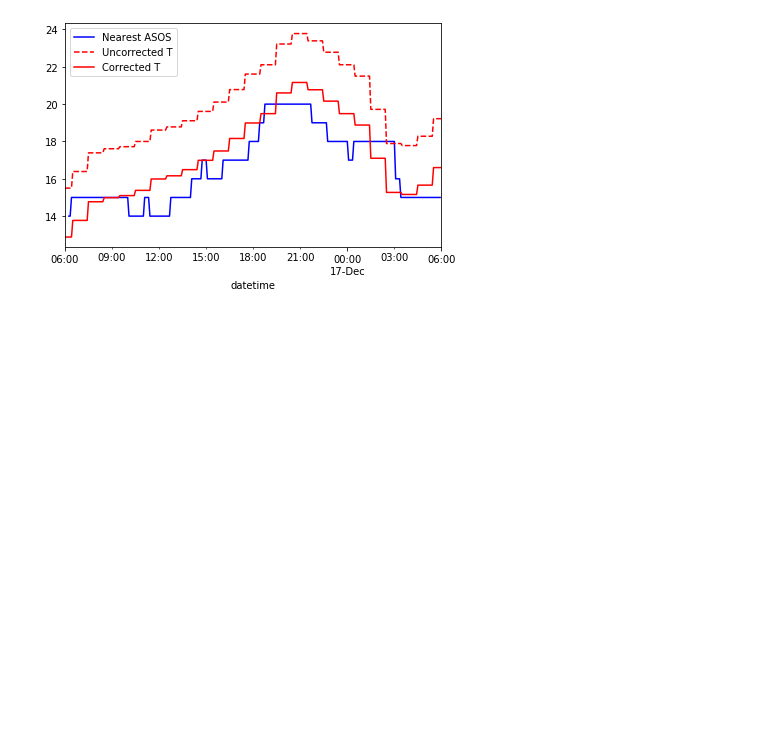
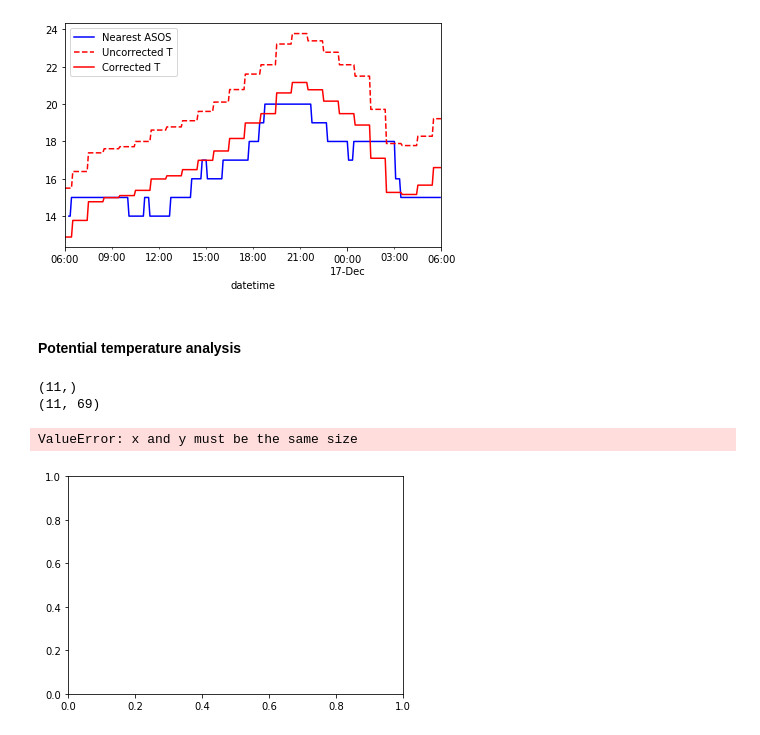
Before and after one commit to dm0096/mwest, a Jupyter notebook: cws_example.ipynb, the cells around one changed output. Drawn from its saved outputs; the diff is of its cells as text; code cells hidden in the pictures; blank space fills up the shorter version.

```diff
--- a/cws_example.ipynb
+++ b/cws_example.ipynb
@@ -208,3 +339,50 @@ plt.tight_layout()
 #plt.savefig('hodgesErrorCorrected.png', dpi=1000)
 # %% [output]
 [figure]
+# %% [markdown]
+#### Potential temperature analysis
+# %%
+#find thetas with hypsometric equation
+elevs = [s[0].elev for s in station]
+press = helpers.hypsometric(np.array(avgTemps), np.array(elevs))
+thetas = helpers.thetaCalc(np.array(avgTemps), press)
+
+#plot data
+plottingVar = thetas
+fig, ax = plt.subplots()
+print(np.array(elevs)[asosInd].shape)
+print(np.array(plottingVar)[asosInd].shape)
+ax.scatter(np.array(elevs)[asosInd], np.array(plottingVar)[asosInd], color='b', marker='*')
+ax.scatter(np.array(elevs)[cwopInd], np.array(plottingVar)[cwopInd], color='r', marker='^')
+ax.scatter(np.array(elevs)[otherInd], np.array(plottingVar)[otherInd], color='k', marker='P')
+
+#linear fit through data
+m, b = np.polyfit(elevs,thetas,1)
+plt.plot(elevs, m*np.array(elevs) + b, 'k-')
+
+#dry ALR through average of data at 700 ft
+dryALRhgts = np.arange(np.min(elevs), np.max(elevs), 2)
+plt.plot([np.min(elevs), np.max(elevs)], [14.75, 14.75], 'k--')
+
+#legend
+legendElements = [Line2D([0], [0], marker='*', color='w', markerfacecolor='b',
+                 markersize=15, label='ASOS'),
+                  Line2D([0], [0], marker='^', color='w', markerfacecolor='r',
+                         markersize=10, label='CWOP'),
+                 Line2D([0], [0], marker='P', color='w', markerfacecolor='k',
+                 markersize=10, label='Other'),
+                Line2D([0],[0], linestyle='--', color='k', label='Dry ALR'),
+                Line2D([0],[0], linestyle='-', color='k', label='Fit')]
+ax.legend(handles=legendElements)
+
+#title, axes labels
+plt.title('Average $\Theta$ at ' + str(time.hour) + 'Z for '
+          + str(time.strftime('%B %Y')))
+plt.ylabel('Potential temperature, $\Theta$ ($^\circ C$)') #temperature
+plt.xlabel('Elevation $(ft)$')
+plt.tight_layout()
+# %% [output]
+(11,)
+(11, 69)
+ValueError: x and y must be the same size
+[figure, added]
```
Also changed, not shown: parts of 6 cells of this notebook.
